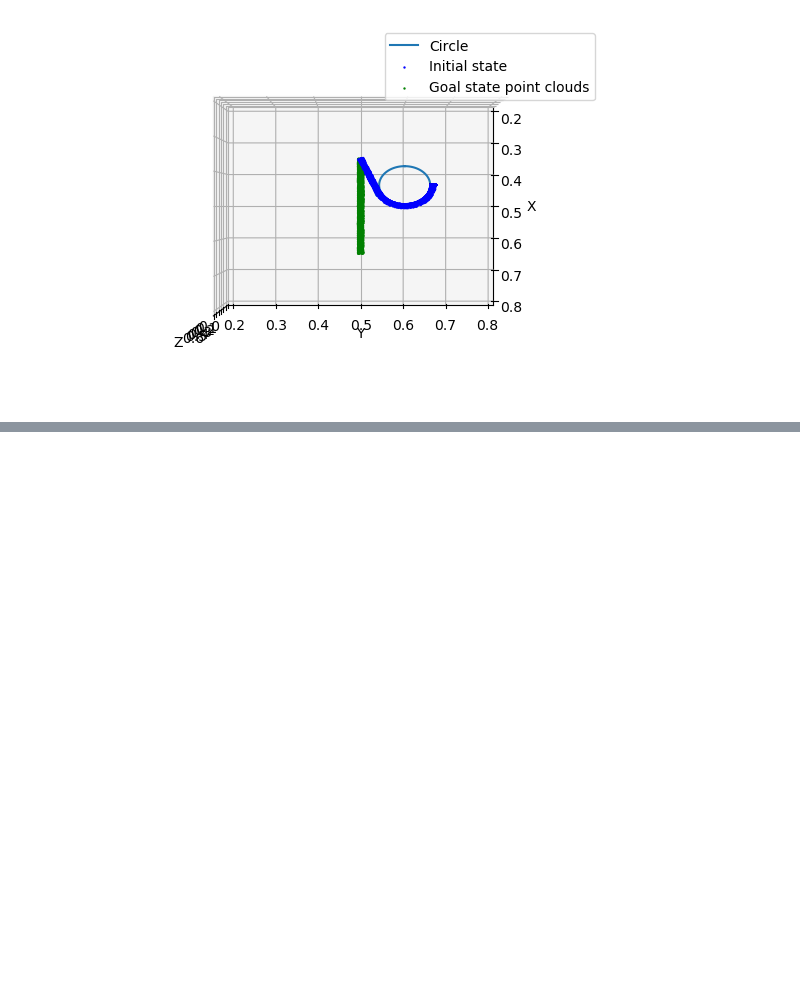
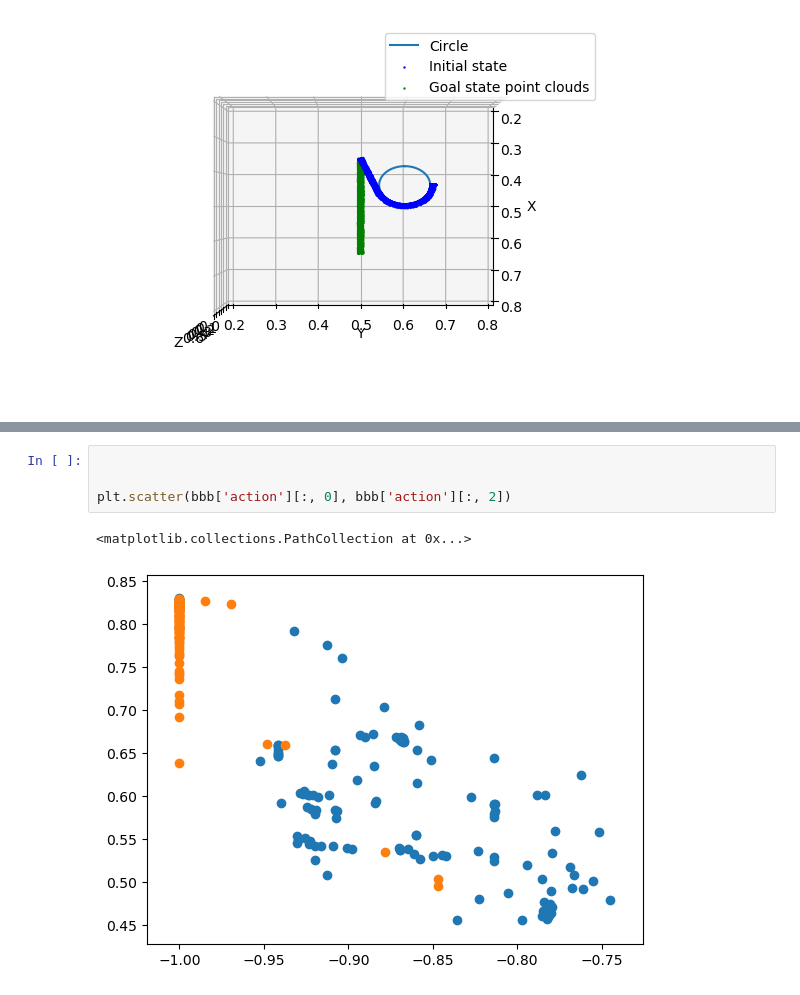
Before and after one commit to Kuroki1931/UniDOM, a Jupyter notebook: LDOM/policy/scripts/vis_goal.ipynb, the cells around one changed output, grey strips where cells are left out. Cells and saved outputs as stored; diff of their text form; blank space fills up the shorter version.

```diff
--- a/LDOM/policy/scripts/vis_goal.ipynb
+++ b/LDOM/policy/scripts/vis_goal.ipynb
@@ -402,0 +423,7 @@ np.linspace(np.array)
+# %%
+
+
+plt.scatter(bbb['action'][:, 0], bbb['action'][:, 2])
+# %% [output]
+<matplotlib.collections.PathCollection at 0x...>
+[figure, added]
```
Also changed, not shown: parts of 3 cells of this notebook, 9 other files.
